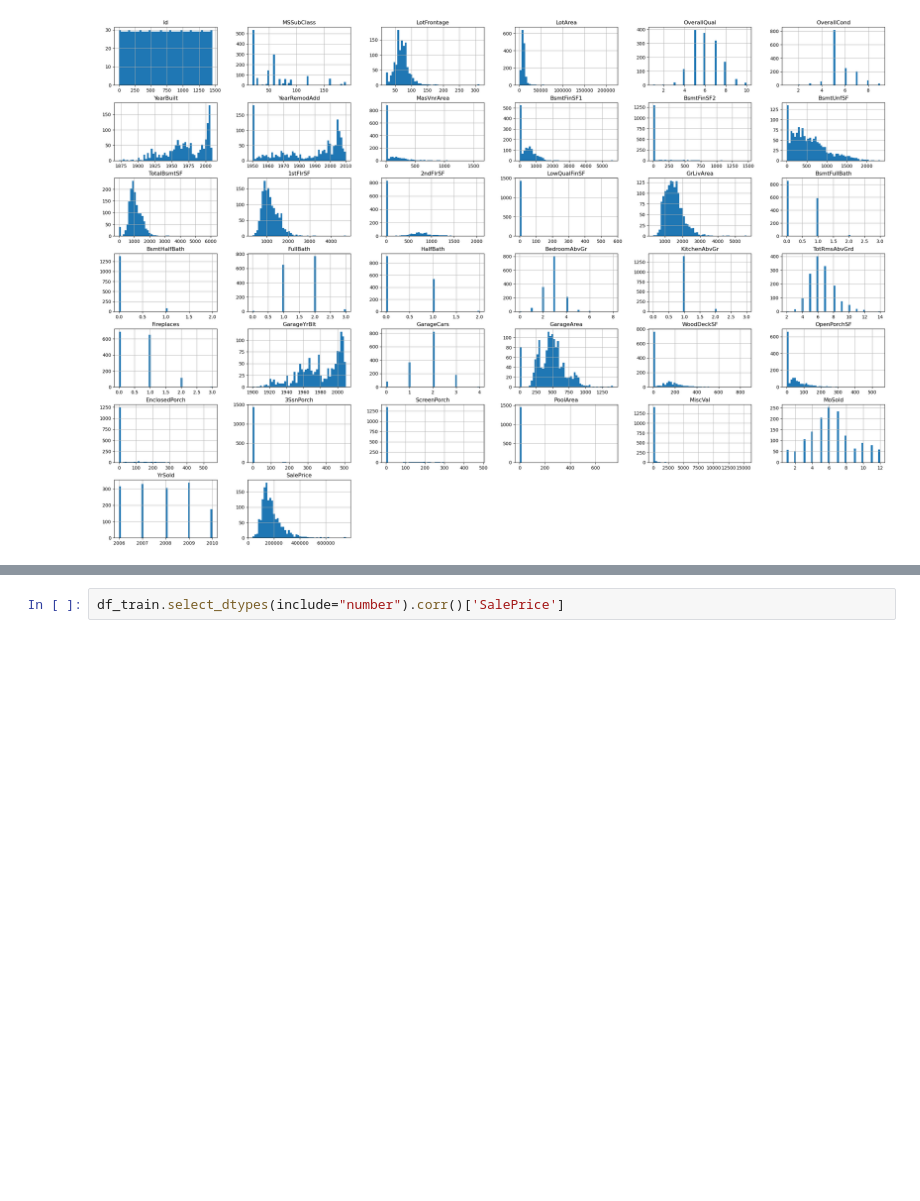
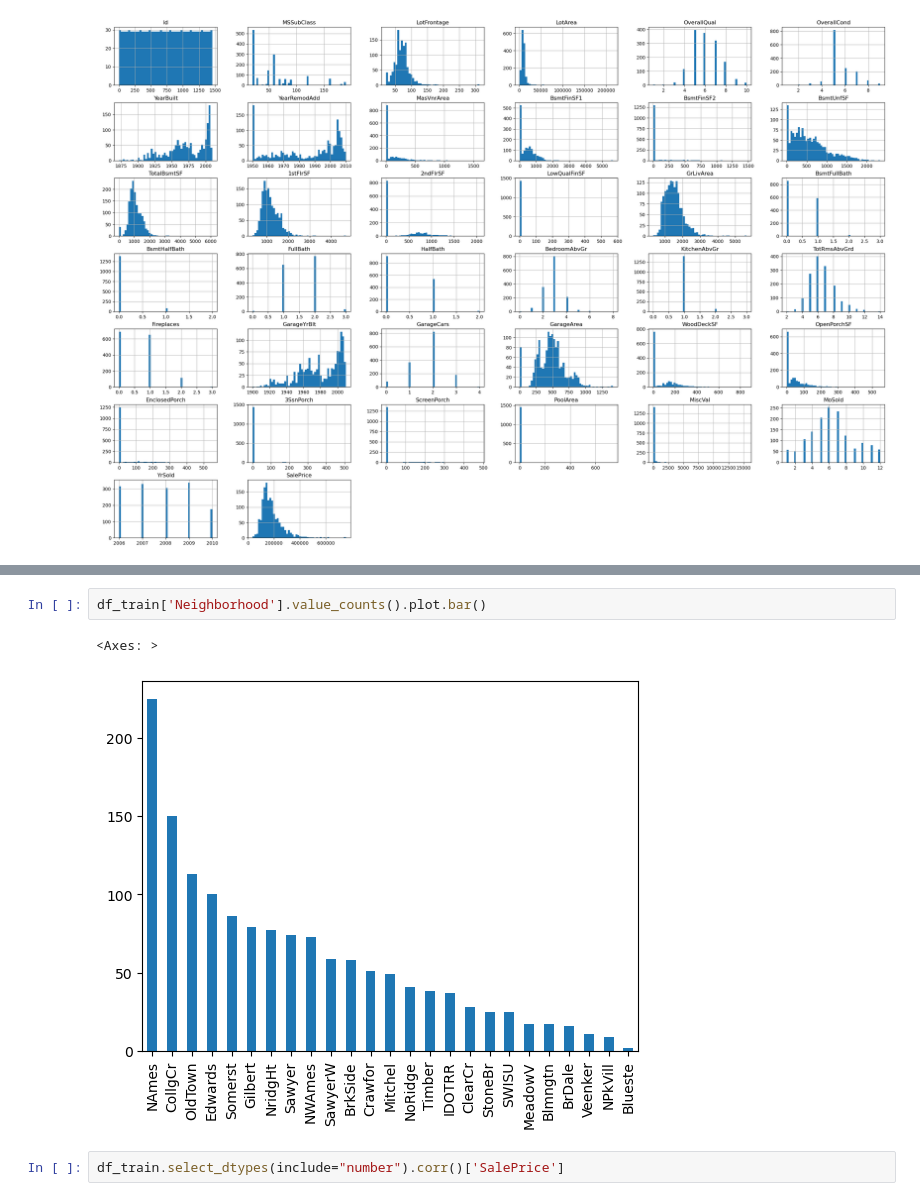
Before and after one commit to ericlau1987/kaggle_competition, a Jupyter notebook: house_price_regression/src/02_models.ipynb, the cells around one changed output, grey strips where cells are left out. Drawn from its saved outputs; the diff is of its cells as text; blank space fills up the shorter version.

```diff
--- a/house_price_regression/src/02_models.ipynb
+++ b/house_price_regression/src/02_models.ipynb
@@ -75,3 +87,8 @@ plt.show()
+# %%
+df_train['Neighborhood'].value_counts().plot.bar()
+# %% [output]
+<Axes: >
+[figure, added]
 # %%
 df_train.select_dtypes(include="number").corr()['SalePrice']
 # %% [output]
```
Also changed, not shown: parts of 43 cells of this notebook, 1 other file.
